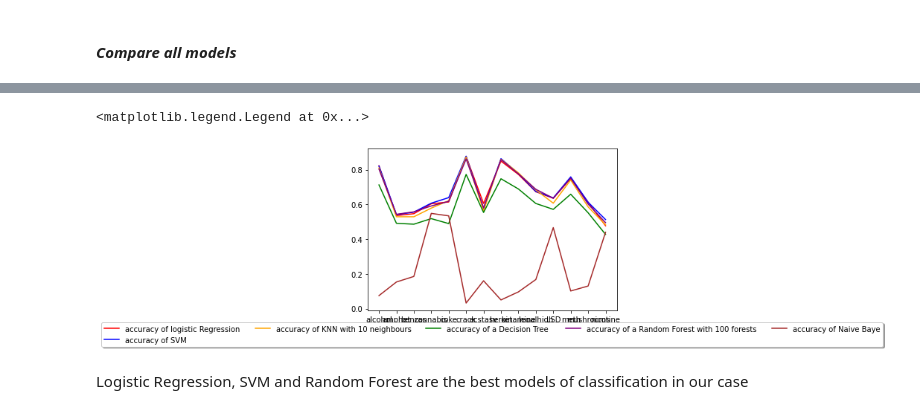
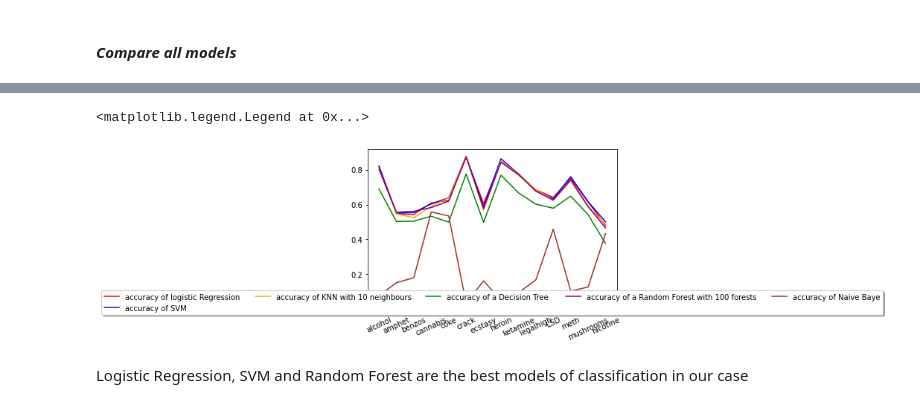
Before and after one commit to RayaneBDJ/Data-Analysis, a Jupyter notebook: FinalTP.ipynb, the cells around one changed output, grey strips where cells are left out. Saved outputs shown, nothing was run; the diff lists cells and outputs as text; code cells hidden in the pictures.

```diff
--- a/FinalTP.ipynb
+++ b/FinalTP.ipynb
@@ -2729,19 +2822,21 @@ Random Forest odel accuracy' nicotine ' is 0.496
 # %%
+fig = plt.figure()
+
+plt.plot(list(Y_train.columns), scores_LR, label = "accuracy of logistic Regression", c = "red")
+plt.plot(list(Y_train.columns), scores_SVM, label = "accuracy of SVM", c = "blue")
+plt.plot(list(Y_train.columns), scores_KNN, label = "accuracy of KNN with 10 neighbours", c = "orange")
+plt.plot(list(Y_train.columns), scores_DT, label = "accuracy of a Decision Tree ", c = "green")
+plt.plot(list(Y_train.columns), scores_RF, label = "accuracy of a Random Forest with 100 forests", c = "purple")
+plt.plot(list(Y_train.columns), scores_NB, label = "accuracy of Naive Baye", c = "brown")
+
+plt.xticks(list(Y_train.columns),rotation=25)
 
 
-plt.plot(Y_train.columns, scores_LR, label = "accuracy of logistic Regression", c = "red")
-plt.plot(Y_train.columns, scores_SVM, label = "accuracy of SVM", c = "blue")
-plt.plot(Y_train.columns, scores_KNN, label = "accuracy of KNN with 10 neighbours", c = "orange")
-plt.plot(Y_train.columns, scores_DT, label = "accuracy of a Decision Tree ", c = "green")
-plt.plot(Y_train.columns, scores_RF, label = "accuracy of a Random Forest with 100 forests", c = "purple")
-plt.plot(Y_train.columns, scores_NB, label = "accuracy of Naive Baye", c = "brown")
-
-
-plt.legend(loc='upper center', bbox_to_anchor=(0.5, -0.05),
+plt.legend(loc='lower center', bbox_to_anchor=(0.5, -0.05),
           fancybox=True, shadow=True, ncol=5)
 # %% [output]
 <matplotlib.legend.Legend at 0x...>
-[figure, old version]
+[figure, new version]
 # %% [markdown]
 Logistic Regression, SVM and Random Forest are the best models of classification in our case
 # %% [markdown]
```
Also changed, not shown: parts of 44 cells of this notebook, 3 other files.
